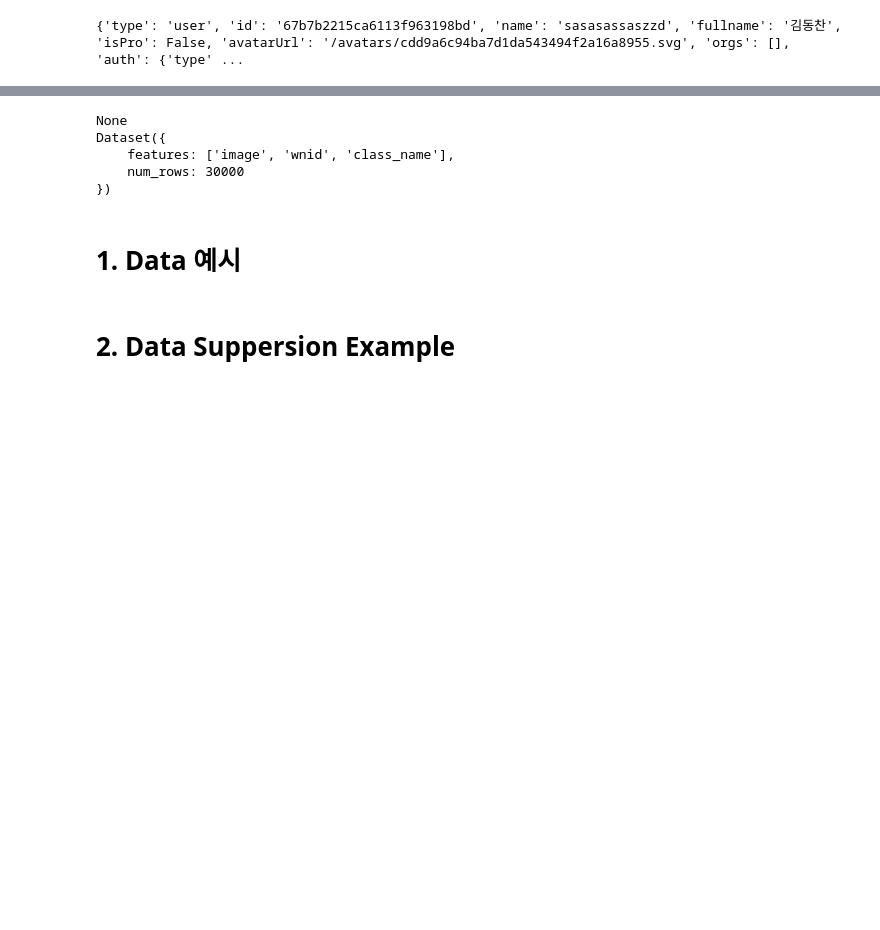
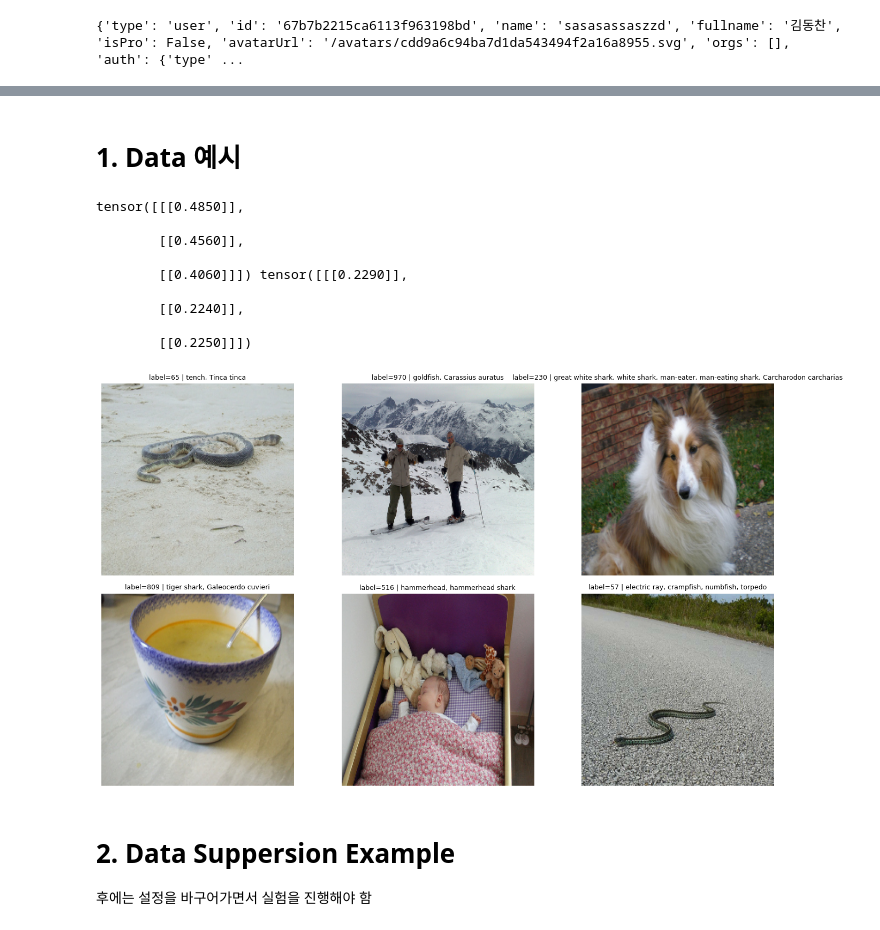
Before and after one commit to sdsdsdsdaf/Feature-Reliance, a Jupyter notebook: PoC_test.ipynb, the cells around one changed output, grey strips where cells are left out. Cells and saved outputs as stored; diff of their text form; code cells hidden in the pictures; blank space fills up the shorter version.

```diff
--- a/PoC_test.ipynb
+++ b/PoC_test.ipynb
@@ -94,8 +119,21 @@ print(whoami(token=True))
 {'type': 'user', 'id': '67b7b2215ca6113f963198bd', 'name': 'sasasassaszzd', 'fullname': '김동찬', 'isPro': False, 'avatarUrl': '/avatars/cdd9a6c94ba7d1da543494f2a16a8955.svg', 'orgs': [], 'auth': {'type' ...
 # %%
 from datasets import load_dataset
+from torchvision.datasets import ImageFolder
+from Utils.Dataset import ImageNetValFlatDataset, UnifiedDataset
+from Utils.transfrom import get_transform
 
-imagenet_1k_val =
+RESIZED_IMG_SIZE = 256
+imgnet_1k_mean = [0.4850, 0.4560, 0.4060]
+imgnet_1k_std = [0.2290, 0.2240, 0.2250]
 
+imagenet_1k_transform = get_transform(test_augmentations="resizecrop", resize_size=RESIZED_IMG_SIZE, mean=imgnet_1k_mean, std=imgnet_1k_std, split="test")
+imagenet_1k_val = ImageNetValFlatDataset(transform=imagenet_1k_transform)
 
+print("Number of Sample: ", len(imagenet_1k_val))
+print("Number of Class: ", imagenet_1k_val.class_num)
+print("Shape of IMG: ", imagenet_1k_val[0][0].shape)
+
+print()
+print("Transform: ", imagenet_1k_transform)
 # Stylized는 찾아봐야 함
@@ -102,18 +151,49 @@ imagenet_1k_val =
-# %%
-print(train_ds)
-
-print(imagenet_r)
-# %% [output]
-None
-Dataset({
-    features: ['image', 'wnid', 'class_name'],
-    num_rows: 30000
-})
 # %% [markdown]
 # 1. Data 예시
 # %%
 # Visualize image
+import matplotlib.pyplot as plt
+import torch
+from timm.data import ImageNetInfo
+
+mean = torch.tensor([0.485, 0.456, 0.406]).view(3, 1, 1)
+std  = torch.tensor([0.229, 0.224, 0.225]).view(3, 1, 1)
+print(mean, std)
+info = ImageNetInfo()
+
+fig, axes = plt.subplots(2, 3, figsize=(14, 8))
+
+for i, ax in enumerate(axes.flat):
+    image, label = imagenet_1k_val[i]
+
+    image = image.float().cpu()
+    image = image * std + mean
+    image = image.clamp(0, 1)
+    image = image.permute(1, 2, 0)
+
+    label = int(label)
+    class_name = imagenet_1k_val.index_to_description(i)
+
+    ax.imshow(image)
+    ax.set_title(f"label={label} | {class_name}", fontsize=9)
+    ax.axis("off")
+
+plt.tight_layout()
+plt.show()
+# %% [output]
+tensor([[[0.4850]],
+
+        [[0.4560]],
+
+        [[0.4060]]]) tensor([[[0.2290]],
+
+        [[0.2240]],
+
+        [[0.2250]]])
+[figure, added]
 # %% [markdown]
 # 2. Data Suppersion Example
+
+후에는 설정을 바구어가면서 실험을 진행해야 함
 # %%
 # Visualize image
```
Also changed, not shown: parts of 44 cells of this notebook, 4 other files.
